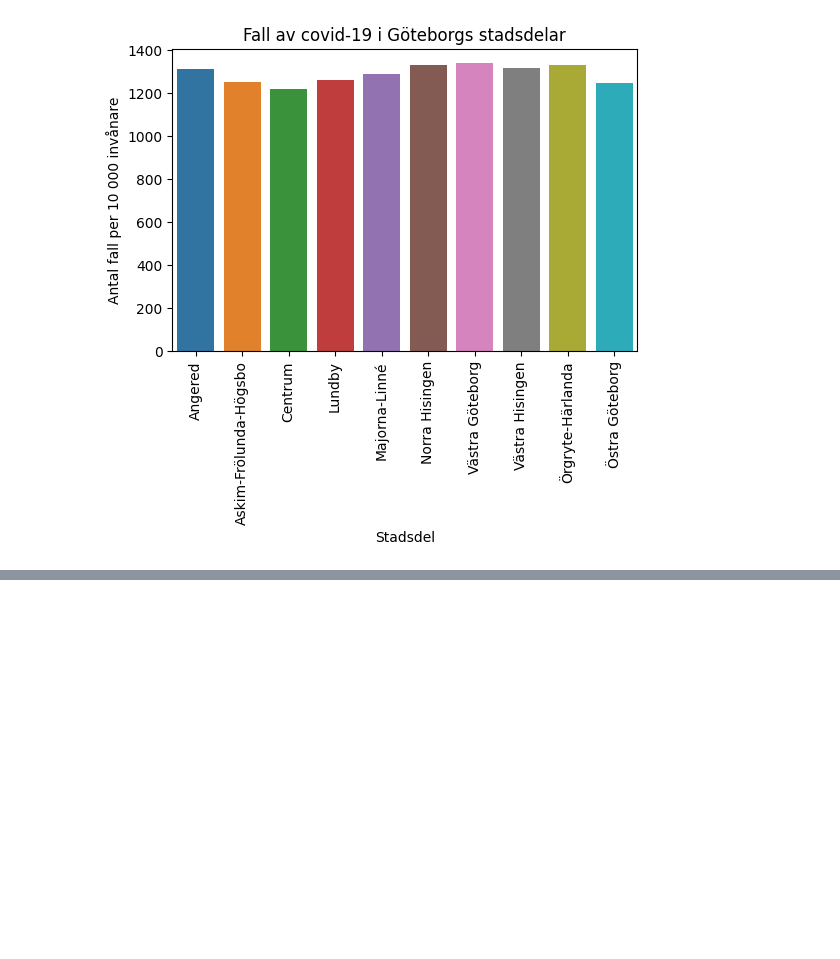
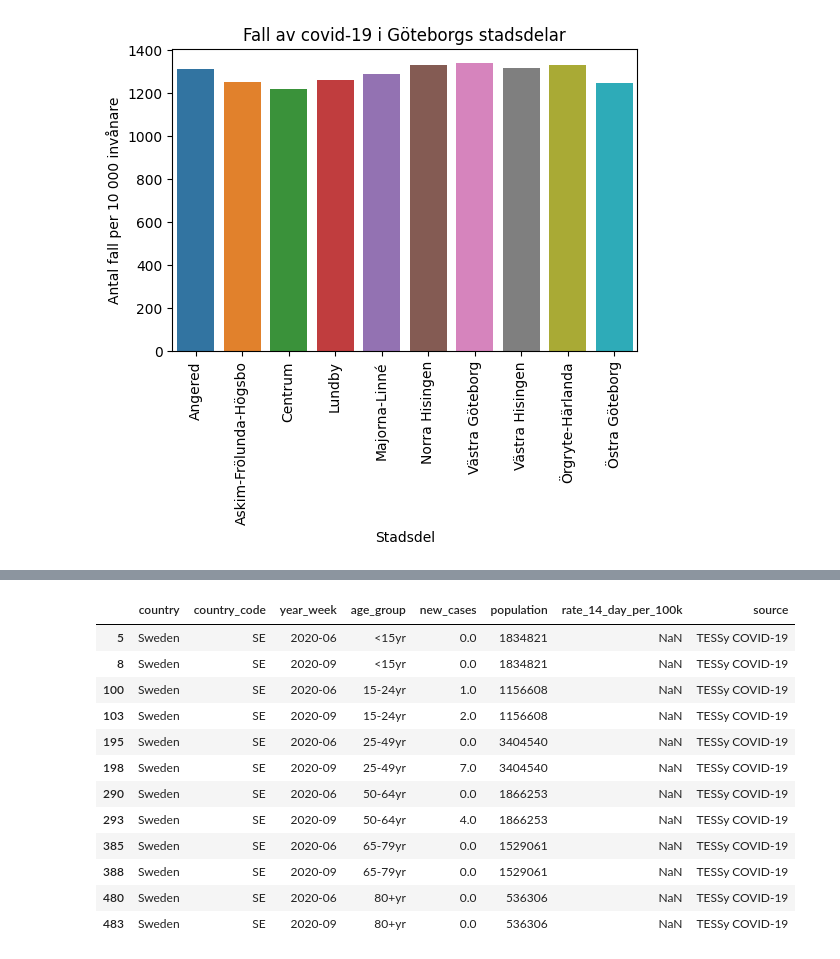
Before and after one commit to Anna-MariaSjolund/Data-Handling-Anna-MariaSjolund, a Jupyter notebook: Labs/Covid-Lab/covid_lab.ipynb, the cells around one changed output, grey strips where cells are left out. Saved outputs shown, nothing was run; the diff lists cells and outputs as text; code cells hidden in the pictures; blank space fills up the shorter version.

```diff
--- a/Labs/Covid-Lab/covid_lab.ipynb
+++ b/Labs/Covid-Lab/covid_lab.ipynb
@@ -648,0 +774,16 @@ _ = plot1.set_title("Fall av covid-19 i Göteborgs stadsdelar")
+# %%
+cases_age_swe[cases_age_swe["rate_14_day_per_100k"].isna()]
+# %% [output]
+|  | country | country_code | year_week | age_group | new_cases | population | rate_14_day_per_100k | source |
+| 5 | Sweden | SE | 2020-06 | <15yr | 0.0 | 1834821 | NaN | TESSy COVID-19 |
+| 8 | Sweden | SE | 2020-09 | <15yr | 0.0 | 1834821 | NaN | TESSy COVID-19 |
+| 100 | Sweden | SE | 2020-06 | 15-24yr | 1.0 | 1156608 | NaN | TESSy COVID-19 |
+| 103 | Sweden | SE | 2020-09 | 15-24yr | 2.0 | 1156608 | NaN | TESSy COVID-19 |
+| 195 | Sweden | SE | 2020-06 | 25-49yr | 0.0 | 3404540 | NaN | TESSy COVID-19 |
+| 198 | Sweden | SE | 2020-09 | 25-49yr | 7.0 | 3404540 | NaN | TESSy COVID-19 |
+| 290 | Sweden | SE | 2020-06 | 50-64yr | 0.0 | 1866253 | NaN | TESSy COVID-19 |
+| 293 | Sweden | SE | 2020-09 | 50-64yr | 4.0 | 1866253 | NaN | TESSy COVID-19 |
+| 385 | Sweden | SE | 2020-06 | 65-79yr | 0.0 | 1529061 | NaN | TESSy COVID-19 |
+| 388 | Sweden | SE | 2020-09 | 65-79yr | 0.0 | 1529061 | NaN | TESSy COVID-19 |
+| 480 | Sweden | SE | 2020-06 | 80+yr | 0.0 | 536306 | NaN | TESSy COVID-19 |
+| 483 | Sweden | SE | 2020-09 | 80+yr | 0.0 | 536306 | NaN | TESSy COVID-19 |
```
Also changed, not shown: parts of 14 cells of this notebook.
